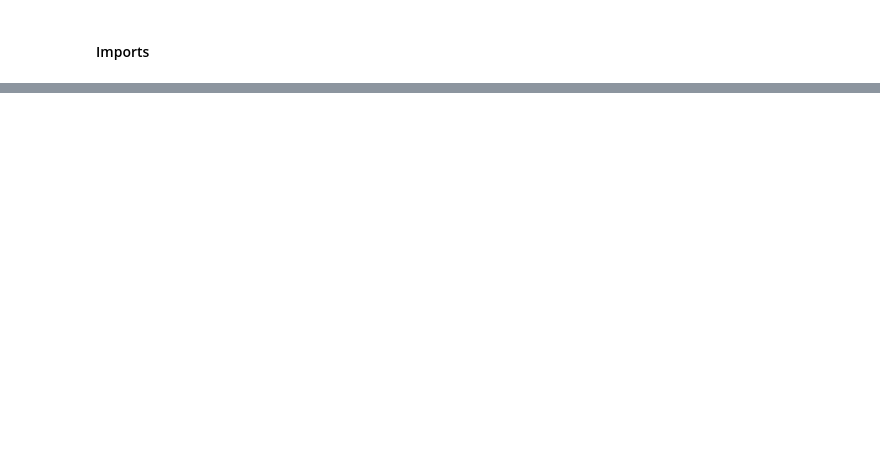
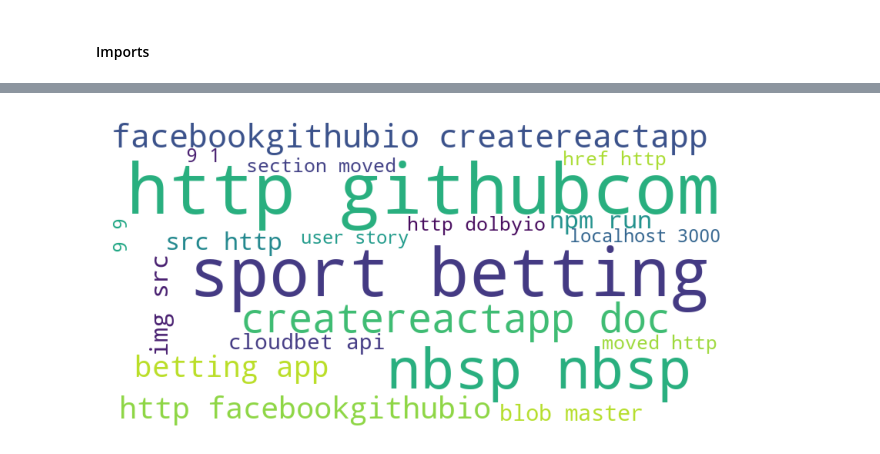
Before and after one commit to NLP-sports-betting/nlp_sports_betting, a Jupyter notebook: explore_manuel.ipynb, the cells around one changed output, grey strips where cells are left out. Saved outputs shown, nothing was run; the diff lists cells and outputs as text; code cells hidden in the pictures; blank space fills up the shorter version.

```diff
--- a/explore_manuel.ipynb
+++ b/explore_manuel.ipynb
@@ -288,3 +342,7 @@ def plot_bigrams(words):
+# %%
+plot_bigrams(make_ngrams(java_script_words,2))
+# %% [output]
+[figure, added]
 # %%
 # setting basic style parameters for matplotlib
 plt.rc('figure', figsize=(13, 7))
```
Also changed, not shown: parts of 62 cells of this notebook, 1 other file.
